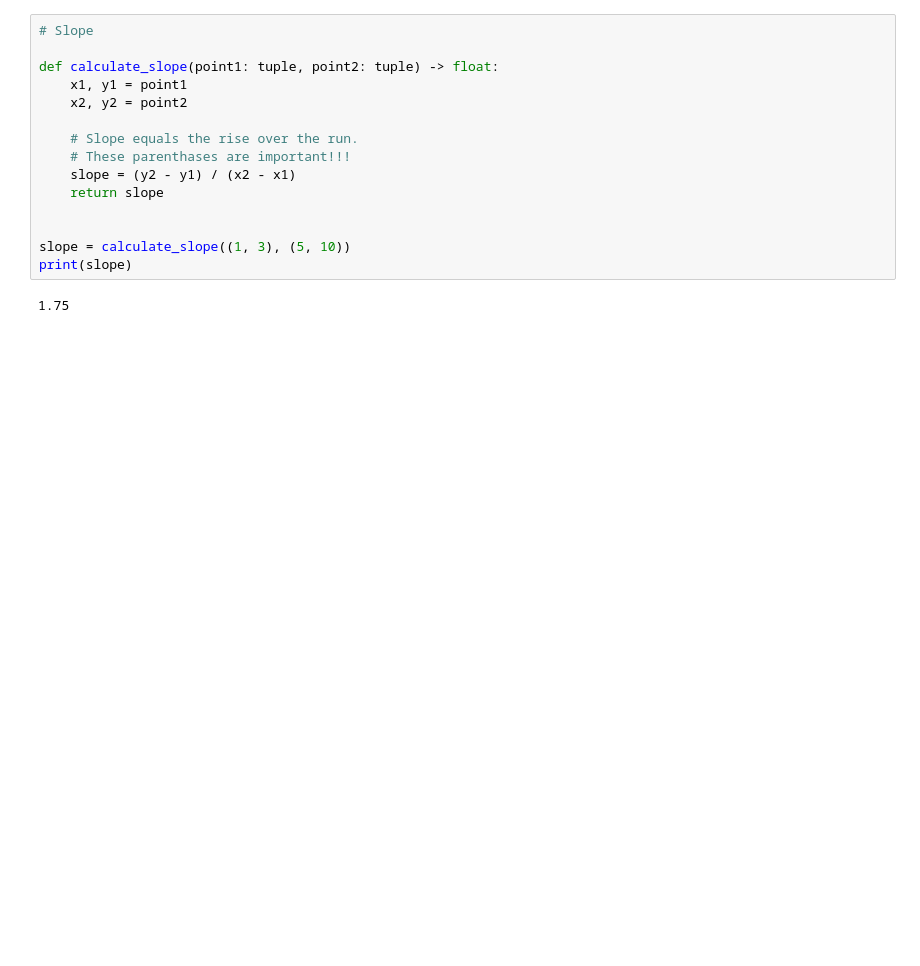
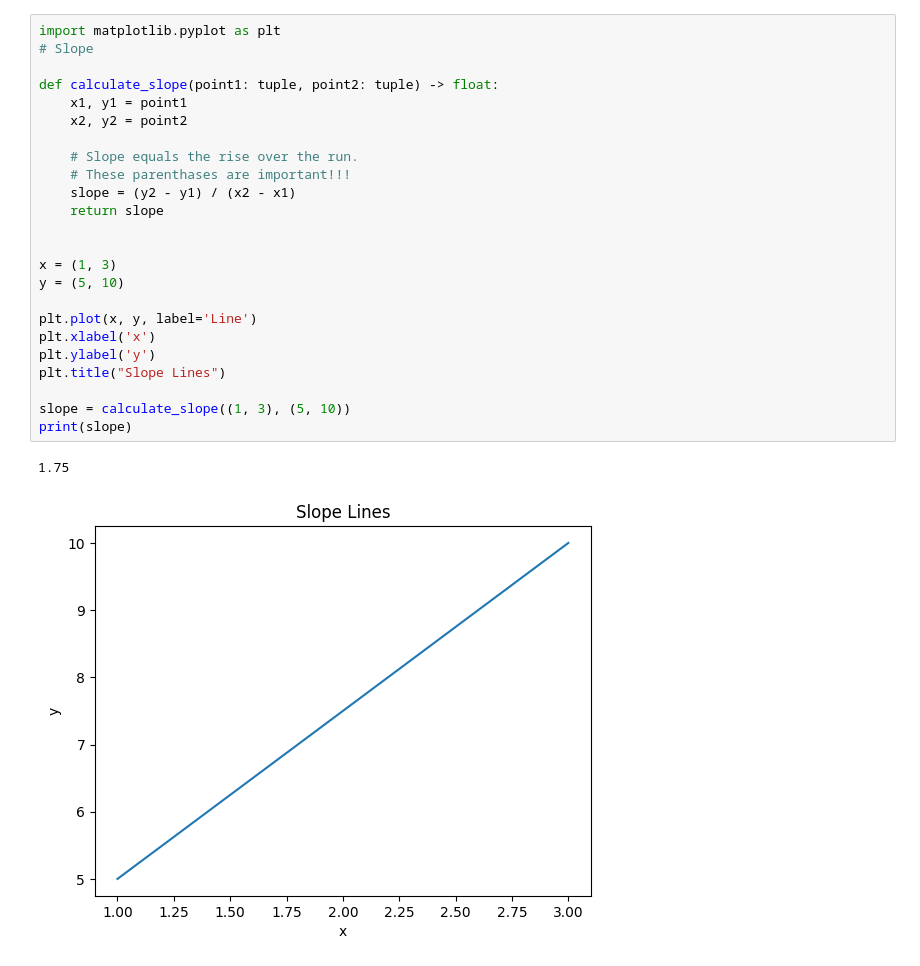
Before and after one commit to AlextheYounga/math-notes, a Jupyter notebook: calculus/slope.ipynb, the cells around one changed output. Drawn from its saved outputs; the diff is of its cells as text; blank space fills up the shorter version.

Commit message:
feat: incorporate graphing

```diff
--- a/calculus/slope.ipynb
+++ b/calculus/slope.ipynb
@@ -1,20 +1,30 @@
 # %%
+import matplotlib.pyplot as plt
 # Slope
 
 def calculate_slope(point1: tuple, point2: tuple) -> float:
     x1, y1 = point1
     x2, y2 = point2
 
     # Slope equals the rise over the run.
     # These parenthases are important!!!
     slope = (y2 - y1) / (x2 - x1)
     return slope
 
 
+x = (1, 3)
+y = (5, 10)
+
+plt.plot(x, y, label='Line')
+plt.xlabel('x')
+plt.ylabel('y')
+plt.title("Slope Lines")
+
 slope = calculate_slope((1, 3), (5, 10))
 print(slope)
 # %% [output]
 1.75
+[figure, added]
 # %%
 # Point Slope
 # You can get the y value for any x on this line if you have one point and the slope.
```
Also changed, not shown: parts of 1 cell of this notebook, 6 other files.
